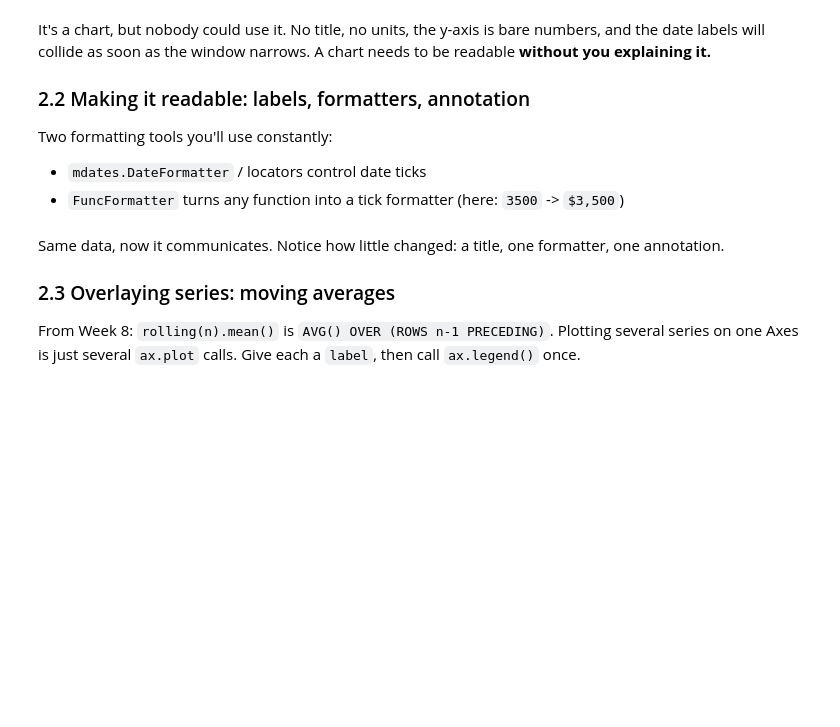
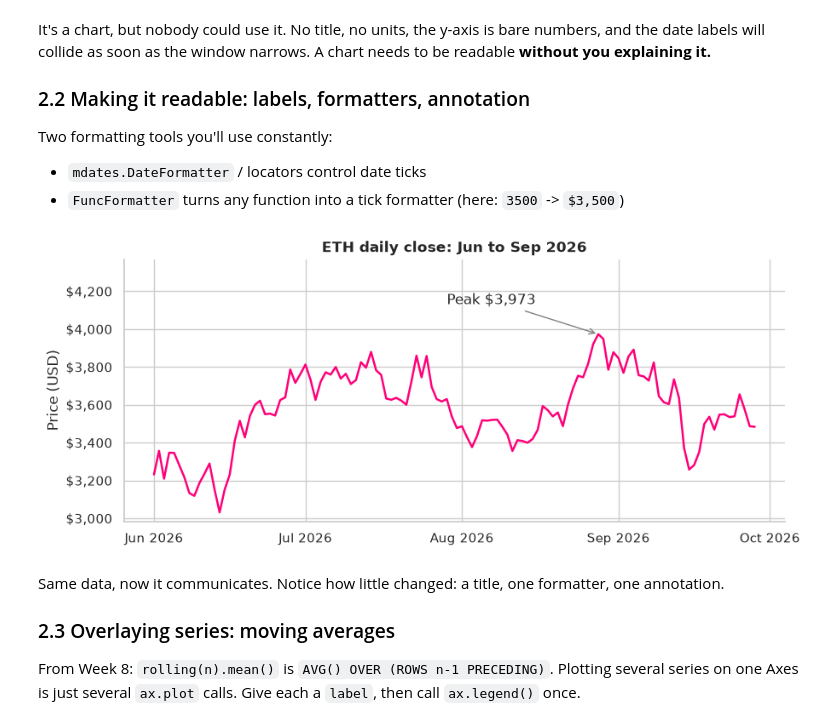
Before and after one commit to only1angelnath/python-for-blockchain-analytics, a Jupyter notebook: phase-2-python-for-data/week-09-visualization/lesson.ipynb, the cells around one changed output. Cells and saved outputs as stored; diff of their text form; code cells hidden in the pictures; blank space fills up the shorter version.

Commit message:
phase-2/week-09: data visualization — lesson, exercises, solutions

```diff
--- a/phase-2-python-for-data/week-09-visualization/lesson.ipynb
+++ b/phase-2-python-for-data/week-09-visualization/lesson.ipynb
@@ -112,23 +117,25 @@ Two formatting tools you'll use constantly:
 # %%
 usd = FuncFormatter(lambda v, _: f"${v:,.0f}")        # tick formatter: 3500 -> $3,500
 
 fig, ax = plt.subplots(figsize=(10, 4))
-ax.plot(ohlc["date"], ohlc["close"], color=PROTOCOL_COLORS["Curve"], linewidth=1.8)
+ax.plot(ohlc["date"], ohlc["close"], color=PROTOCOL_COLORS["Uniswap"], linewidth=1.8)
 
-ax.set_title("ETH daily close: Jun to Sep 2026", loc="left", fontweight="bold")
+ax.set_title("ETH daily close: Jun to Sep 2026", loc="center", fontweight="bold")
 ax.set_ylabel("Price (USD)")
 ax.yaxis.set_major_formatter(usd)
 ax.xaxis.set_major_locator(mdates.MonthLocator())
 ax.xaxis.set_major_formatter(mdates.DateFormatter("%b %Y"))
 
 # Annotate the peak: the one number the reader should remember
 peak = ohlc.loc[ohlc["close"].idxmax()]
 ax.annotate(f"Peak {fmt_usd(peak['close'], 0)}",
             xy=(peak["date"], peak["close"]),
             xytext=(peak["date"] - pd.Timedelta(days=30), peak["close"] * 1.04),
             arrowprops=dict(arrowstyle="->", color="gray"))
 ax.set_ylim(top=peak["close"] * 1.10)
 fig.savefig("charts/lesson_eth_price.png", dpi=150, bbox_inches="tight")
+# %% [output]
+[figure, added]
 # %% [markdown]
 Same data, now it communicates. Notice how little changed: a title, one formatter, one annotation.
 
```
Also changed, not shown: parts of 7 cells of this notebook, 4 other files.
